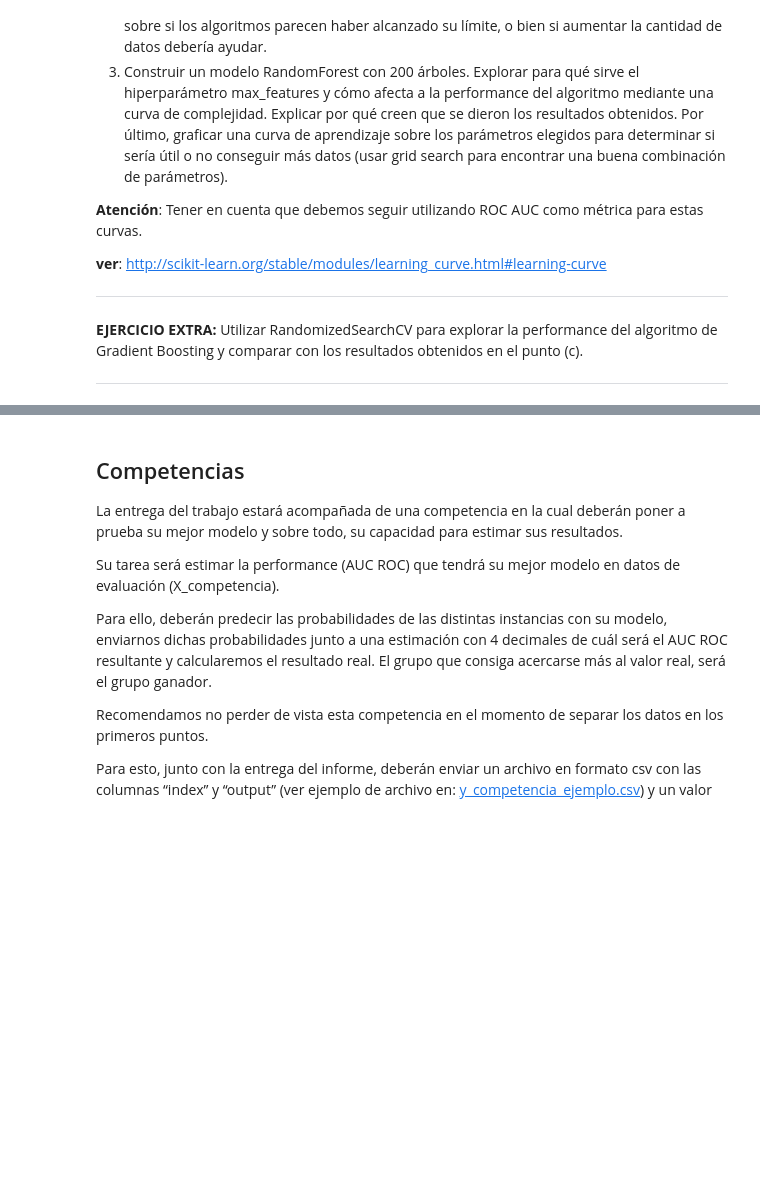
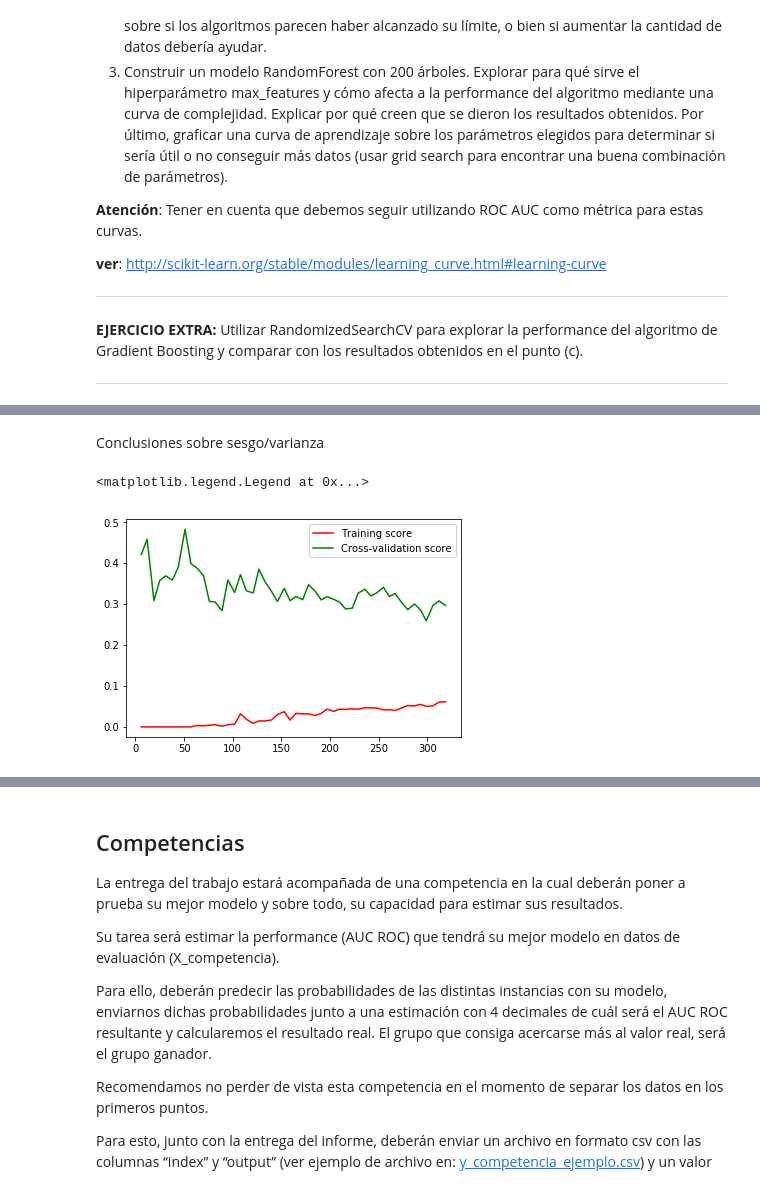
Before and after one commit to M4R70/aprendizaje_automatico, a Jupyter notebook: aa-notebooks/TP1/TP1.ipynb, the cells around one changed output, grey strips where cells are left out. Drawn from its saved outputs; the diff is of its cells as text; code cells hidden in the pictures; blank space fills up the shorter version.

```diff
--- a/aa-notebooks/TP1/TP1.ipynb
+++ b/aa-notebooks/TP1/TP1.ipynb
@@ -649,0 +706,18 @@ En este punto, se pide inspeccionar dos de sus mejores modelos encontrados hasta
+# %% [markdown]
+Conclusiones sobre sesgo/varianza
+# %%
+from sklearn.model_selection import learning_curve
+
+dtc = DecisionTreeClassifier(max_depth=4,criterion='entropy')
+
+train_sizes, train_scores, test_scores = learning_curve(dtc, X_dev, y_dev, cv=5, scoring="roc_auc", train_sizes=[x/50.0 for x in range(1, 51)])
+
+train_scores_mean = 1 - np.mean(train_scores, axis=1)
+test_scores_mean = 1 - np.mean(test_scores, axis=1)
+
+plt.plot(train_sizes, train_scores_mean, color="r", label="Training score")
+plt.plot(train_sizes, test_scores_mean, color="g", label="Cross-validation score")
+plt.legend()
+# %% [output]
+<matplotlib.legend.Legend at 0x...>
+[figure, added]
```
Also changed, not shown: parts of 11 cells of this notebook.
